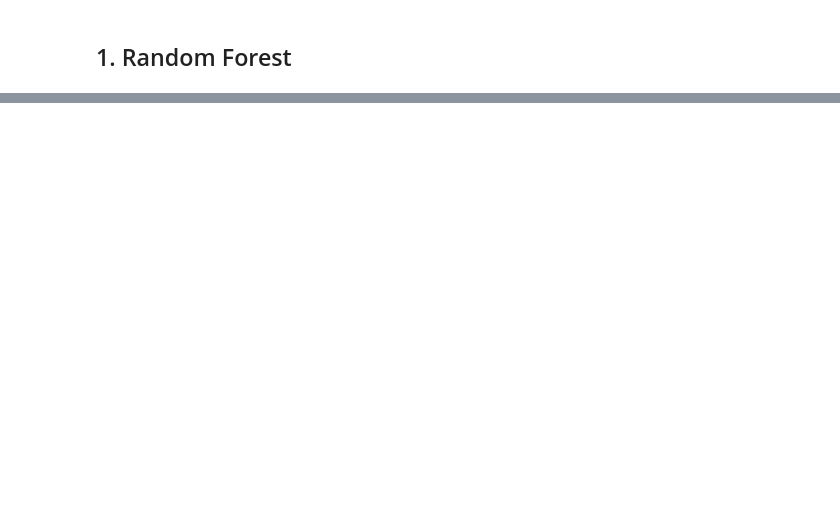
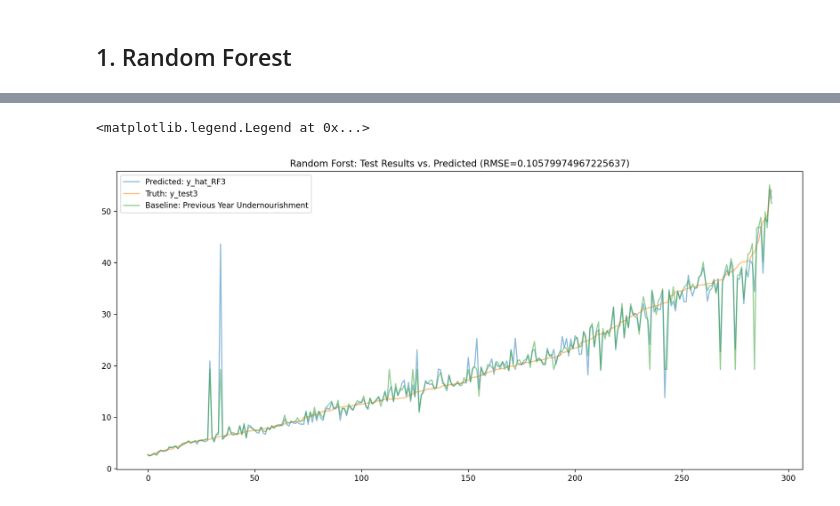
Before and after one commit to bakerjf1993/Supply-Chain, a Jupyter notebook: Food_Security_Analysis-Git.ipynb, the cells around one changed output, grey strips where cells are left out. Cells and saved outputs as stored; diff of their text form; code cells hidden in the pictures; blank space fills up the shorter version.

```diff
--- a/Food_Security_Analysis-Git.ipynb
+++ b/Food_Security_Analysis-Git.ipynb
@@ -146,12 +146,16 @@ for i in range(0, len(df)-1):
 # %% [markdown]
 # Create Response Column
 # %%
+Future_Undernourishment_Col_Name = "Prevalence of undernourishment (percent) (3-year average)"
 for i in range(0, len(countrydf)-1):
     if countrydf.loc[i,'Year'] != 2021:
-        countrydf.loc[i,'Future Undernourishment'] = countrydf.loc[i+1,'Prevalence of undernourishment (percent) (3-year average)']
+        countrydf.loc[i,'Future Undernourishment'] = countrydf.loc[i+1,Future_Undernourishment_Col_Name]
     else:
         continue
 #countrydf.to_csv('countrydf.csv')
+#if len()
+#countrydf = countrydf[countrydf.Year != 2000]
+#countrydf = countrydf[countrydf.Year != 2021]
 # %% [markdown]
 # Percent of Missing Data
 # %%
@@ -458,0 +515,11 @@ plt.legend()
+# %%
+sorted_Idx = np.argsort(y_test3.to_numpy())
+plt.figure(figsize=(16, 7), dpi=200)
+plt.plot(y_hat_RF3[sorted_Idx], label='Predicted: y_hat_RF3', alpha=0.5)
+plt.plot(y_test3.to_numpy()[sorted_Idx], label='Truth: y_test3', alpha=0.5)
+plt.plot(y_hat_baseline3.to_numpy()[sorted_Idx], label='Baseline: Previous Year Undernourishment', alpha=0.5)
+plt.title("Random Forst: Test Results vs. Predicted (RMSE="+str(RMSE_RF3)+")")
+plt.legend()
+# %% [output]
+<matplotlib.legend.Legend at 0x...>
+[figure, added]
```
Also changed, not shown: parts of 12 cells of this notebook, 1 other file.
